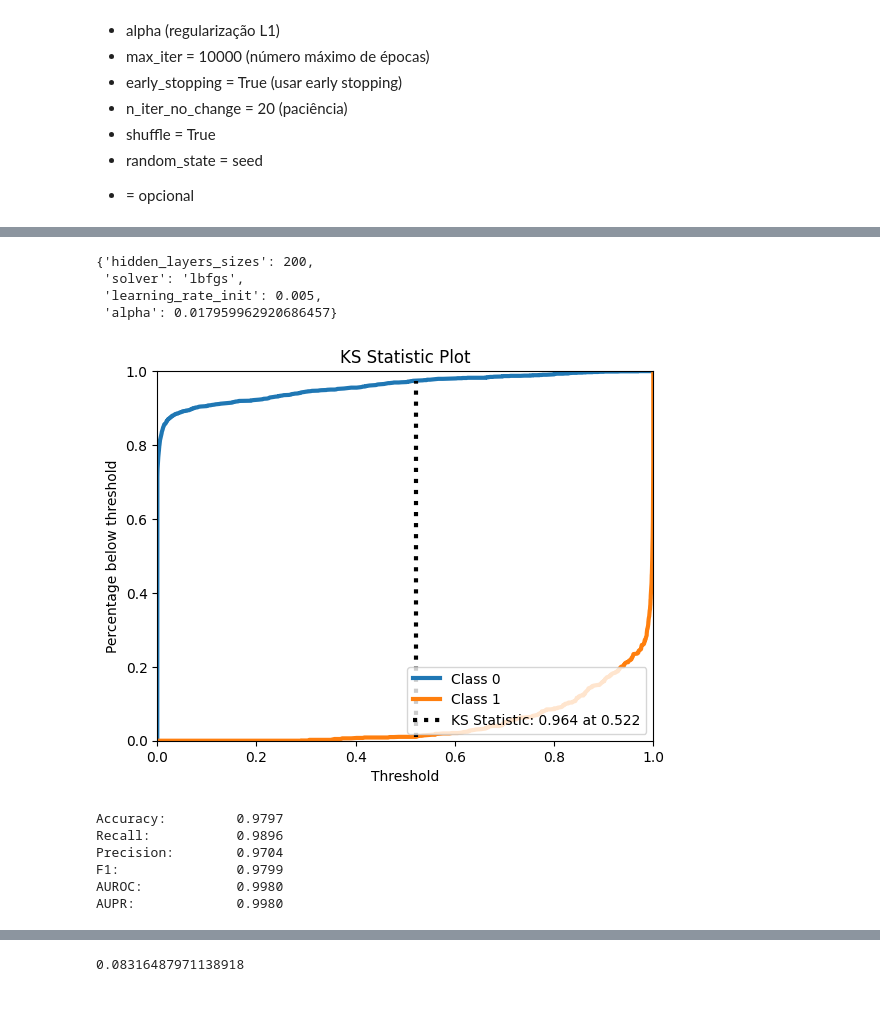
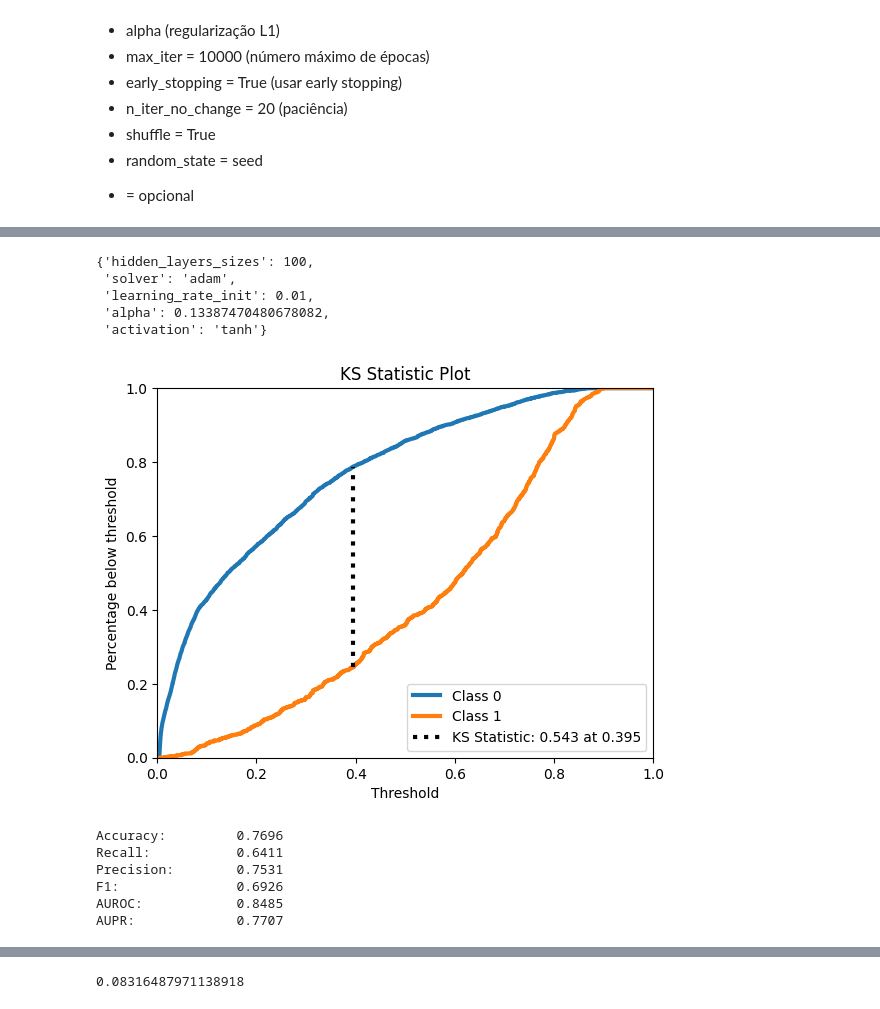
Before and after one commit to pedrobslima/redes_neurais, a Jupyter notebook: projeto_rn.ipynb, the cells around one changed output, grey strips where cells are left out. Saved outputs shown, nothing was run; the diff lists cells and outputs as text; code cells hidden in the pictures.

```diff
--- a/projeto_rn.ipynb
+++ b/projeto_rn.ipynb
@@ -283,9 +284,9 @@ def plot_training_error_curves(history):
 
 def compute_performance_metrics(y, y_pred_class, y_pred_scores=None):
     accuracy = accuracy_score(y, y_pred_class)
-    recall = recall_score(y, y_pred_class)
-    precision = precision_score(y, y_pred_class)
-    f1 = f1_score(y, y_pred_class)
+    recall = recall_score(y, y_pred_class, zero_division=0)
+    precision = precision_score(y, y_pred_class, zero_division=0)
+    f1 = f1_score(y, y_pred_class, zero_division=0)
     performance_metrics = (accuracy, recall, precision, f1)
     if y_pred_scores is not None:
         #auroc, aupr = plot_ks(y, y_pred_scores)
@@ -1445,6 +1455,12 @@ X_train3_norm, y_train3_norm = o_sampler.fit_resample(X_train3_norm, y_train3_no
 Treinamento, teste e avaliações
 # %%
 NUM_TRIALS = 100
+# %%
+train_input = pd.concat([X_train1, X_val1], ignore_index=True)
+train_label = pd.concat([y_train1, y_val1], ignore_index=True)
+
+train_input_norm = pd.concat([X_train1_norm, X_val1_norm], ignore_index=True)
+train_label_norm = pd.concat([y_train1_norm, y_val1], ignore_index=True)
 # %% [markdown]
 ### Multi-Layer Perceptron
 # %% [markdown]
@@ -1476,15 +1492,16 @@ def mlp_objective(trial:optuna.trial._trial.Trial):
     clf = MLPClassifier(random_state=seed, max_iter=10000, early_stopping=True,
                         n_iter_no_change=20, shuffle=True, hidden_layer_sizes=(hidden_layer_sizes,),
                         solver=solver, learning_rate_init=learning_rate_init, alpha=alpha, activation=activation
-                        )
+                        ).fit(X_train1_norm, y_train1_norm)
 
-    scores = cross_val_score(clf, X_train1_norm, y_train1_norm, scoring='f1', n_jobs=-1, cv=5)
-    score = scores.mean()
+    #scores = cross_val_score(clf, X_train1_norm, y_train1_norm, scoring='f1', n_jobs=-1, cv=5)
+    score = f1_score(y_val1, clf.predict(X_val1_norm))
+    #score = scores.mean()
 
     return score
 
 # 3. Create a study object and optimize the objective function.
-study = optuna.create_study(direction='maximize')
-study.optimize(mlp_objective, n_trials=NUM_TRIALS)
-print(study.best_trial)
+mlp_study = optuna.create_study(direction='maximize')
+mlp_study.optimize(mlp_objective, n_trials=NUM_TRIALS)
+print(mlp_study.best_trial)
 # %% [output]
@@ -1509,7 +1526,8 @@ FrozenTrial(number=54, state=1, values=[0.8863171363590517], datetime_start=date
 # %%
-study.best_params
+mlp_study.best_params
 # %% [output]
-{'hidden_layers_sizes': 200,
- 'solver': 'lbfgs',
- 'learning_rate_init': 0.005,
- 'alpha': 0.017959962920686457}
+{'hidden_layers_sizes': 100,
+ 'solver': 'adam',
+ 'learning_rate_init': 0.01,
+ 'alpha': 0.13387470480678082,
+ 'activation': 'tanh'}
@@ -1516,33 +1540,30 @@ study.best_params
 # %%
 mlp = MLPClassifier(random_state=seed, max_iter=10000, early_stopping=True,
                     n_iter_no_change=20, shuffle=True,
-                    learning_rate_init=study.best_params['learning_rate_init'],
-                    hidden_layer_sizes=(study.best_params['hidden_layers_sizes'],),
-                    solver=study.best_params['solver'],
-                    alpha=study.best_params['alpha'],
-                    activation=study.best_params['activation']
+                    learning_rate_init=mlp_study.best_params['learning_rate_init'],
+                    hidden_layer_sizes=(mlp_study.best_params['hidden_layers_sizes'],),
+                    solver=mlp_study.best_params['solver'],
+                    alpha=mlp_study.best_params['alpha'],
+                    activation=mlp_study.best_params['activation']
                     )
 
-train_input = pd.concat([X_train1_norm, X_val1_norm], ignore_index=True)
-train_label = pd.concat([y_train1_norm, y_val1], ignore_index=True)
+mlp = mlp.fit(train_input_norm, train_label_norm)
 
-mlp = mlp.fit(train_input, train_label)
-
-y_pred = mlp.predict(train_input)
-y_pred_proba = mlp.predict_proba(train_input)
+y_pred = mlp.predict(train_input_norm)
+y_pred_proba = mlp.predict_proba(train_input_norm)
 
 # só to fazendo assim dessa vez pq treinei a kanet com a fórmula errada do f1 score. Mas se for reiniciar o ambiente e treiná-la dnv, use as métricas armazenadas direto
 mlp_acc, mlp_recall, mlp_prec, mlp_f1, mlp_auroc, mlp_aupr = compute_performance_metrics(train_label, y_pred, y_pred_proba)
 
 print_metrics_summary(mlp_acc, mlp_recall, mlp_prec, mlp_f1, mlp_auroc, mlp_aupr)
 # %% [output]
-[figure, old version]
+[figure, new version]
-Accuracy:         0.9797
-Recall:           0.9896
-Precision:        0.9704
-F1:               0.9799
-AUROC:            0.9980
-AUPR:             0.9980
+Accuracy:         0.7696
+Recall:           0.6411
+Precision:        0.7531
+F1:               0.6926
+AUROC:            0.8485
+AUPR:             0.7707
 # %%
 y_pred = mlp.predict(X_test1_norm)
 y_pred_proba = mlp.predict_proba(X_test1_norm)
```
Also changed, not shown: parts of 56 cells of this notebook, 6 other files.
